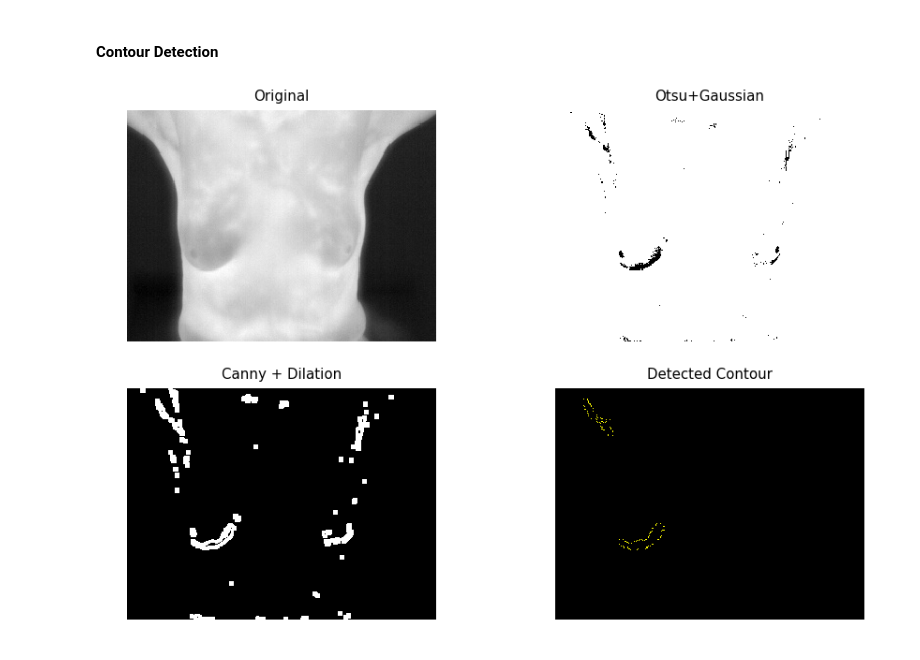
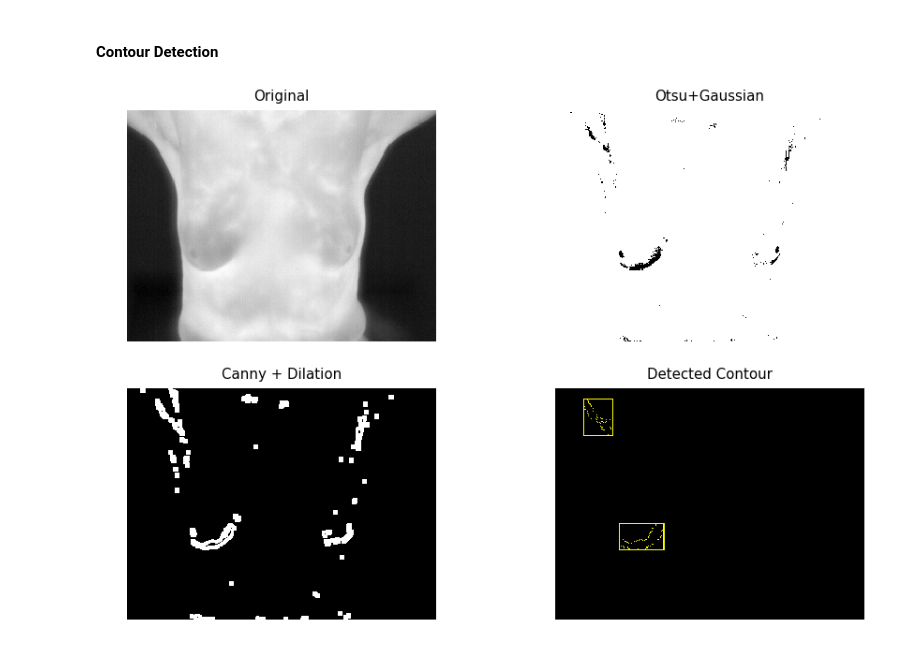
Before and after one commit to Mafeuz/OpenCV, a Jupyter notebook: Thresholding/Threshholding.ipynb, the cells around one changed output. Drawn from its saved outputs; the diff is of its cells as text; code cells hidden in the pictures.

```diff
--- a/Thresholding/Threshholding.ipynb
+++ b/Thresholding/Threshholding.ipynb
@@ -25,28 +25,20 @@ mama_images = glob.glob('base_mama/*jpg')
 ##### Visualization
 # %%
 # Let's check 20 first images of the dataset:
-ten_images_1 = []
-ten_images_2 = []
-
-titles_1 = []
-titles_2 = []
+images = []
+titles = []
 
 for i, image in enumerate(mama_images):
     image = cv2.imread(image)
 
-    if (i <=9):
-        ten_images_1.append(image)
-        titles_1.append('Img:{}'.format(i+1))
-
-    if (i > 9):
-        ten_images_2.append(image)
-        titles_2.append('Img:{}'.format(i+1))
+    images.append(image)
+    titles.append('Img:{}'.format(i+1))
 
     if (i == 19):
         break
 
-images_array = [ten_images_1, ten_images_2]
-titles_array = [titles_1, titles_2]
+images_array_thresh = [images[:10], images[10:20]]
+titles_array_thresh = [titles[:10], titles[10:20]]
 
 OpCV_Utils.show_multiple_images_plt(images_array, titles_array, fig_size = (20,5))
 # %% [output]
@@ -222,26 +206,21 @@ OpCV_Utils.show_multiple_images_plt([[test_image, img_thresh, output, output_inv
 # %% [markdown]
 #### Contour Detection ####
 # %%
-output_canny = OpCV_Utils.custom_canny(output_inv.copy(), canny_thresh = (100,100), dil_level = 1, ero_level = 0)
-contours, hiearchy = cv2.findContours(output_canny, cv2.RETR_EXTERNAL, cv2.CHAIN_APPROX_SIMPLE)
-
-conts = []
-
-for i, c in enumerate(contours):
-        area = cv2.contourArea(c)
-        conts.append([c, area])
-
-conts = sorted(conts, key = lambda x:x[1], reverse = True)
+conts, img_canny = OpCV_Utils.find_contours(output_inv, c_thresh = (100,100), dil = 1, ero = 0)
 
 biggest_cont = conts[0][0]
 second_biggest_cont = conts[1][0]
 
 black_board = np.zeros_like(output)
 cv2.drawContours(black_board, biggest_cont, -1, (255,255,0), 1)
+cv2.rectangle(black_board, conts[0][3], conts[0][4], (255,255,0), 1)
+
 cv2.drawContours(black_board, second_biggest_cont, -1, (255,255,0), 1)
-output_canny_show = cv2.cvtColor(output_canny.copy(), cv2.COLOR_GRAY2RGB)
+cv2.rectangle(black_board, conts[1][3], conts[1][4], (255,255,0), 1)
 
-OpCV_Utils.show_multiple_images_plt([[test_image, output], [output_canny_show, black_board]],
+img_canny_show = cv2.cvtColor(img_canny.copy(), cv2.COLOR_GRAY2RGB)
+
+OpCV_Utils.show_multiple_images_plt([[test_image, output], [img_canny_show, black_board]],
                                     [['Original', 'Otsu+Gaussian'], ['Canny + Dilation','Detected Contour']], fig_size = (15,10))
 # %% [output]
-[figure, old version]
+[figure, new version]
```
Also changed, not shown: parts of 4 cells of this notebook, 1 other file.
